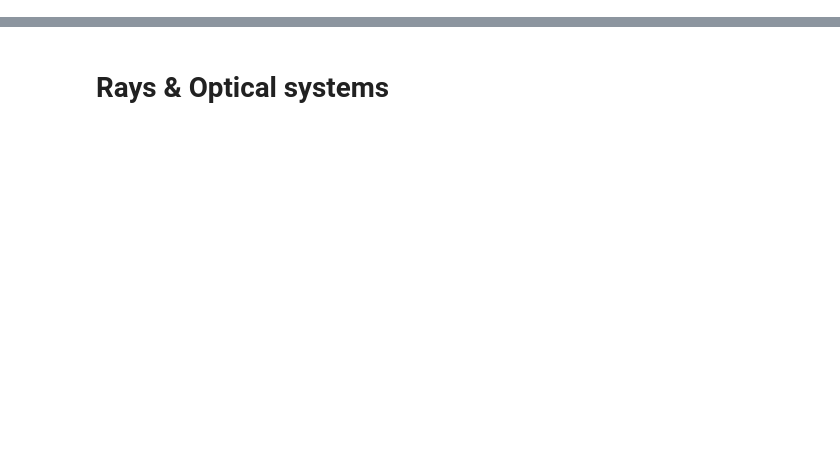
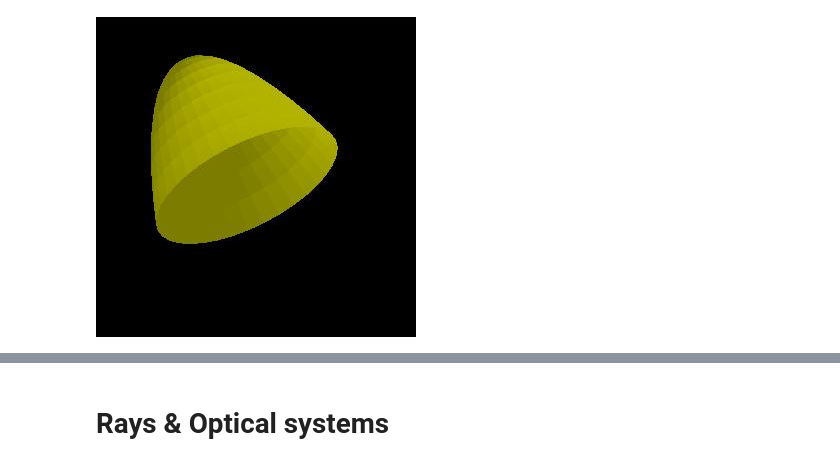
Before and after one commit to cihologramas/pyoptools, a Jupyter notebook: Tutorial.0.ipynb, the cells around one changed output, grey strips where cells are left out. Cells and saved outputs as stored; diff of their text form; code cells hidden in the pictures; blank space fills up the shorter version.

```diff
--- a/Tutorial.0.ipynb
+++ b/Tutorial.0.ipynb
@@ -65,0 +75,5 @@ IdealLens, IdealTLens Comparision
+# %%
+sa=Aspherical(shape=Circular(radius=2.5),Ax=.2,Ay=.2,Kx=.1, Ky=.15, poly=poly2d((0,0,0,.5,0,.5)))
+Plot3D(sa,center=(-2,-2,5),size=(8,8),rot=[(-3*pi/10,pi/4,0)],scale=40)
+# %% [output]
+[figure, added]
```
Also changed, not shown: parts of 39 cells of this notebook.
